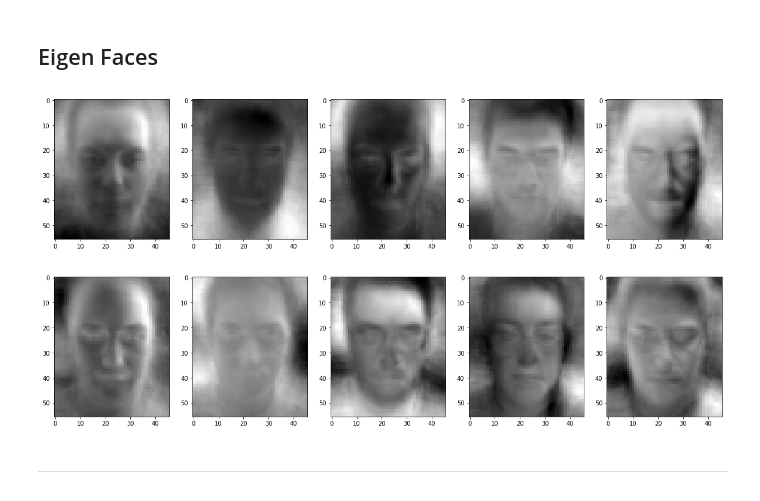
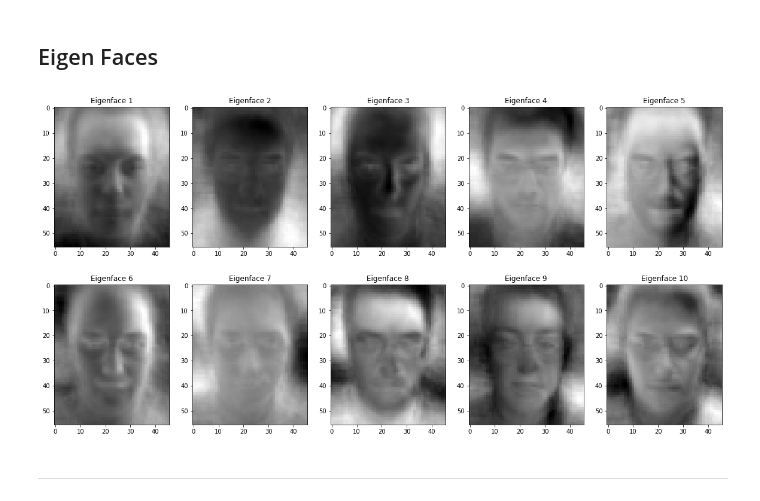
Before and after one commit to zl6114/pattern-recognition-18, a Jupyter notebook: Q1 Final.ipynb, the cells around one changed output. Saved outputs shown, nothing was run; the diff lists cells and outputs as text; code cells hidden in the pictures.

```diff
--- a/Q1 Final.ipynb
+++ b/Q1 Final.ipynb
@@ -78,6 +83,6 @@ hd_eig_vals, hd_eig_vecs = np.linalg.eig( S )
 hd_eig_pairs = [ ( np.abs( hd_eig_vals[ i ] ), hd_eig_vecs[ :, i ] ) for i in range( len( hd_eig_vals ) ) ]
 hd_eig_pairs.sort( key = lambda x: x[ 0 ], reverse = True )
 
-for i in range( 10 ):
-    print( hd_eig_pairs[ i ][ 0 ] )
+for i in range( 500 ):
+    print( i, hd_eig_pairs[ i ][ 0 ] )
 # %% [output]
@@ -106,18 +122,19 @@ M Largest Eigen Pairs: 416
 # %%
 fig = plt.figure( figsize = ( 20, 10 ) )
 
 for i in range( 10 ):
     eigen_vector = M_eig_pairs[ i ][ 1 ]
     eigen_vector = eigen_vector.real # Turn into real number ( remove imaginary part )
 
     img = np.reshape( eigen_vector, ( 46, 56 ) )
 
-    fig.add_subplot( 2, 5, i+1 )
+    a = fig.add_subplot( 2, 5, i+1 )
+    a.set_title( 'Eigenface {}'.format( i + 1 ) )
     plt.imshow( img.T, cmap = 'gist_gray' )
 
 plt.show()
 # %% [output]
-[figure, old version]
+[figure, new version]
 # %% [markdown]
 ___
 # %% [markdown]
```
Also changed, not shown: parts of 18 cells of this notebook, 6 other files.
